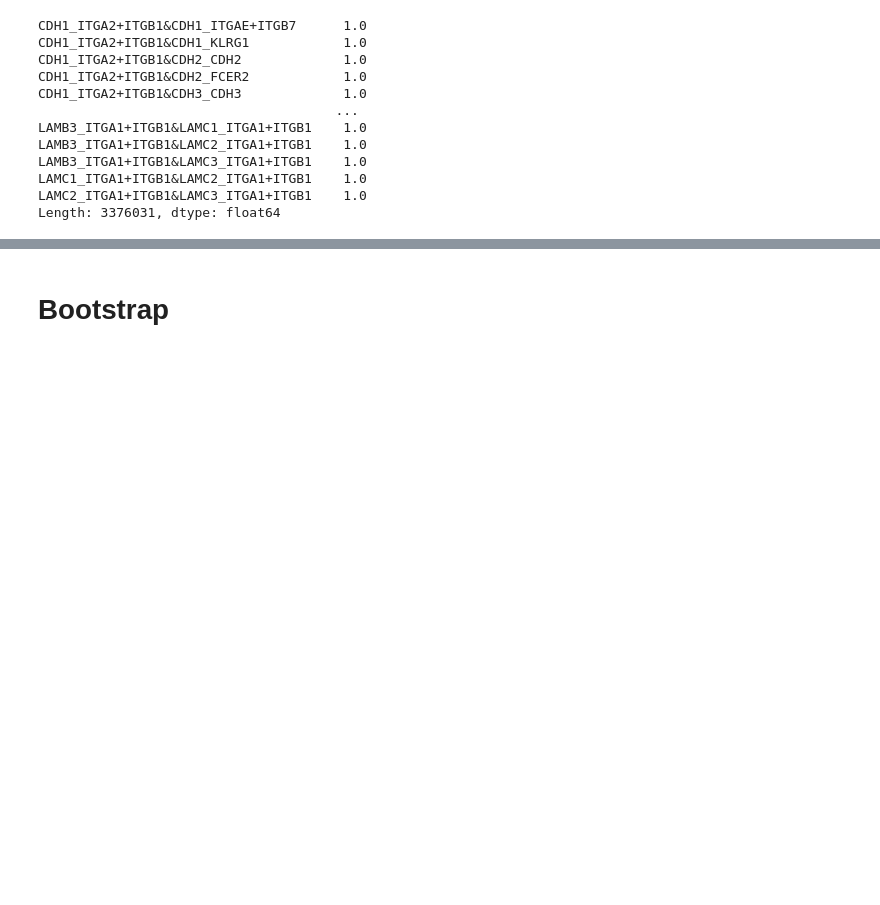
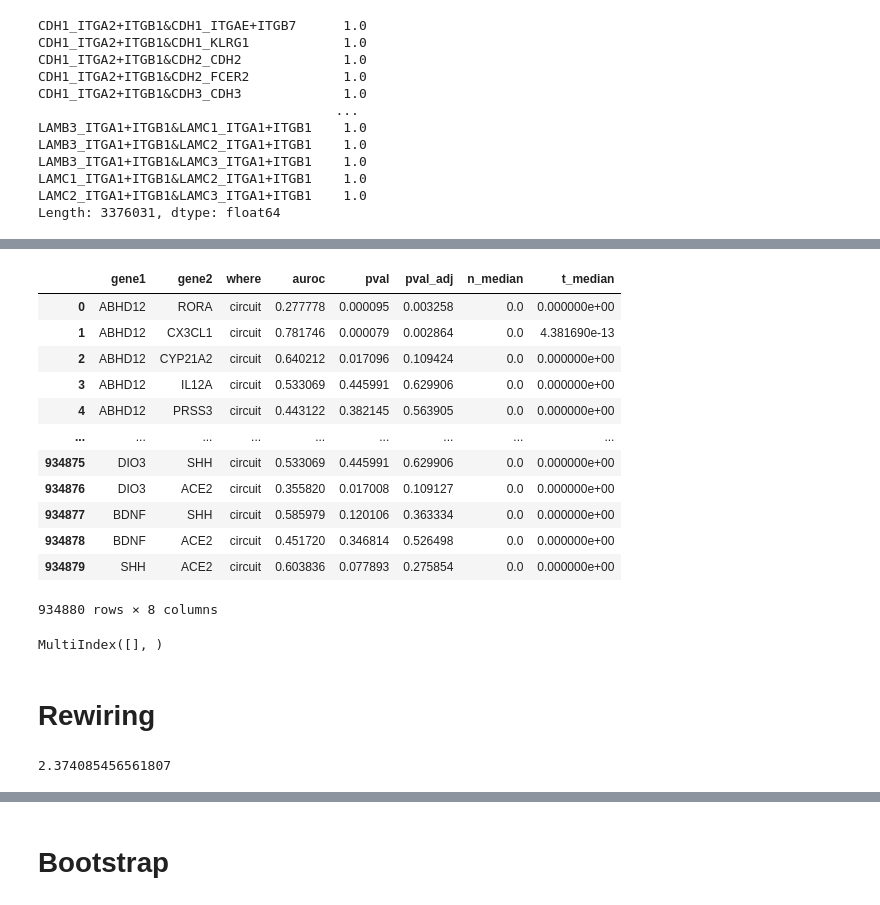
Before and after one commit to lorenzoamir/cci_circuits_paper_2025, a Jupyter notebook: code/notebook.ipynb, the cells around one changed output, grey strips where cells are left out. Saved outputs shown, nothing was run; the diff lists cells and outputs as text; code cells hidden in the pictures; blank space fills up the shorter version.

```diff
--- a/code/notebook.ipynb
+++ b/code/notebook.ipynb
@@ -625,0 +479,16 @@ Step 2: testing interactions
+# %%
+network
+# %% [output]
+|  | gene1 | gene2 | where | auroc | pval | pval_adj | n_median | t_median |
+| 0 | ABHD12 | RORA | circuit | 0.277778 | 0.000095 | 0.003258 | 0.0 | 0.000000e+00 |
+| 1 | ABHD12 | CX3CL1 | circuit | 0.781746 | 0.000079 | 0.002864 | 0.0 | 4.381690e-13 |
+| 2 | ABHD12 | CYP21A2 | circuit | 0.640212 | 0.017096 | 0.109424 | 0.0 | 0.000000e+00 |
+| 3 | ABHD12 | IL12A | circuit | 0.533069 | 0.445991 | 0.629906 | 0.0 | 0.000000e+00 |
+| 4 | ABHD12 | PRSS3 | circuit | 0.443122 | 0.382145 | 0.563905 | 0.0 | 0.000000e+00 |
+| ... | ... | ... | ... | ... | ... | ... | ... | ... |
+| 934875 | DIO3 | SHH | circuit | 0.533069 | 0.445991 | 0.629906 | 0.0 | 0.000000e+00 |
+| 934876 | DIO3 | ACE2 | circuit | 0.355820 | 0.017008 | 0.109127 | 0.0 | 0.000000e+00 |
+| 934877 | BDNF | SHH | circuit | 0.585979 | 0.120106 | 0.363334 | 0.0 | 0.000000e+00 |
+| 934878 | BDNF | ACE2 | circuit | 0.451720 | 0.346814 | 0.526498 | 0.0 | 0.000000e+00 |
+| 934879 | SHH | ACE2 | circuit | 0.603836 | 0.077893 | 0.275854 | 0.0 | 0.000000e+00 |
+934880 rows × 8 columns
@@ -625,0 +504,4 @@ Step 2: testing interactions
+# %%
+network.index.intersection(gpcr_gprot)
+# %% [output]
+MultiIndex([], )
@@ -625,0 +510,2 @@ Step 2: testing interactions
+# %% [markdown]
+# Rewiring
@@ -625,0 +527,4 @@ Step 2: testing interactions
+# %%
+diff['intact_association'].max()
+# %% [output]
+2.374085456561807
```
Also changed, not shown: parts of 64 cells of this notebook, 2 other files.
